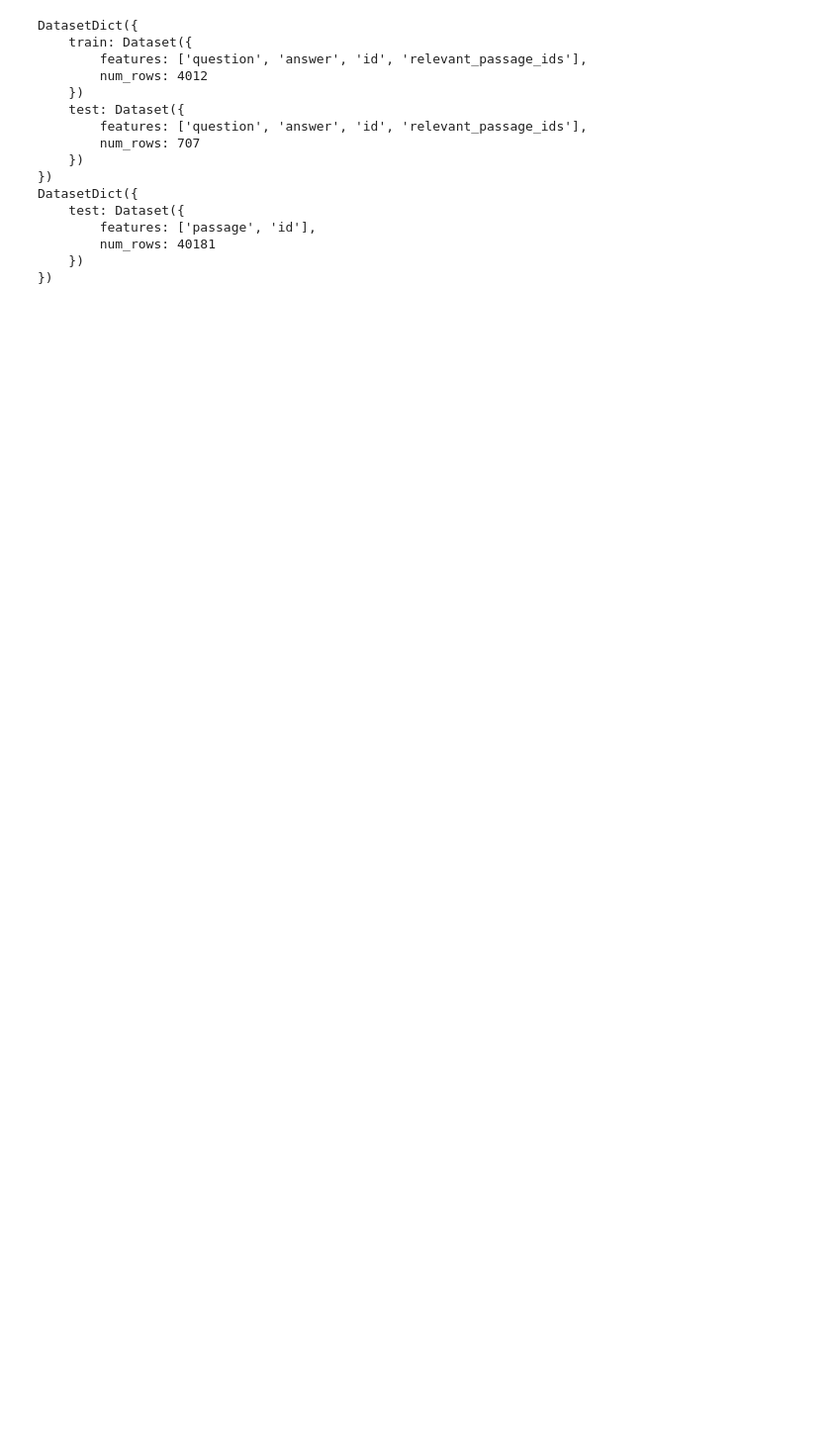
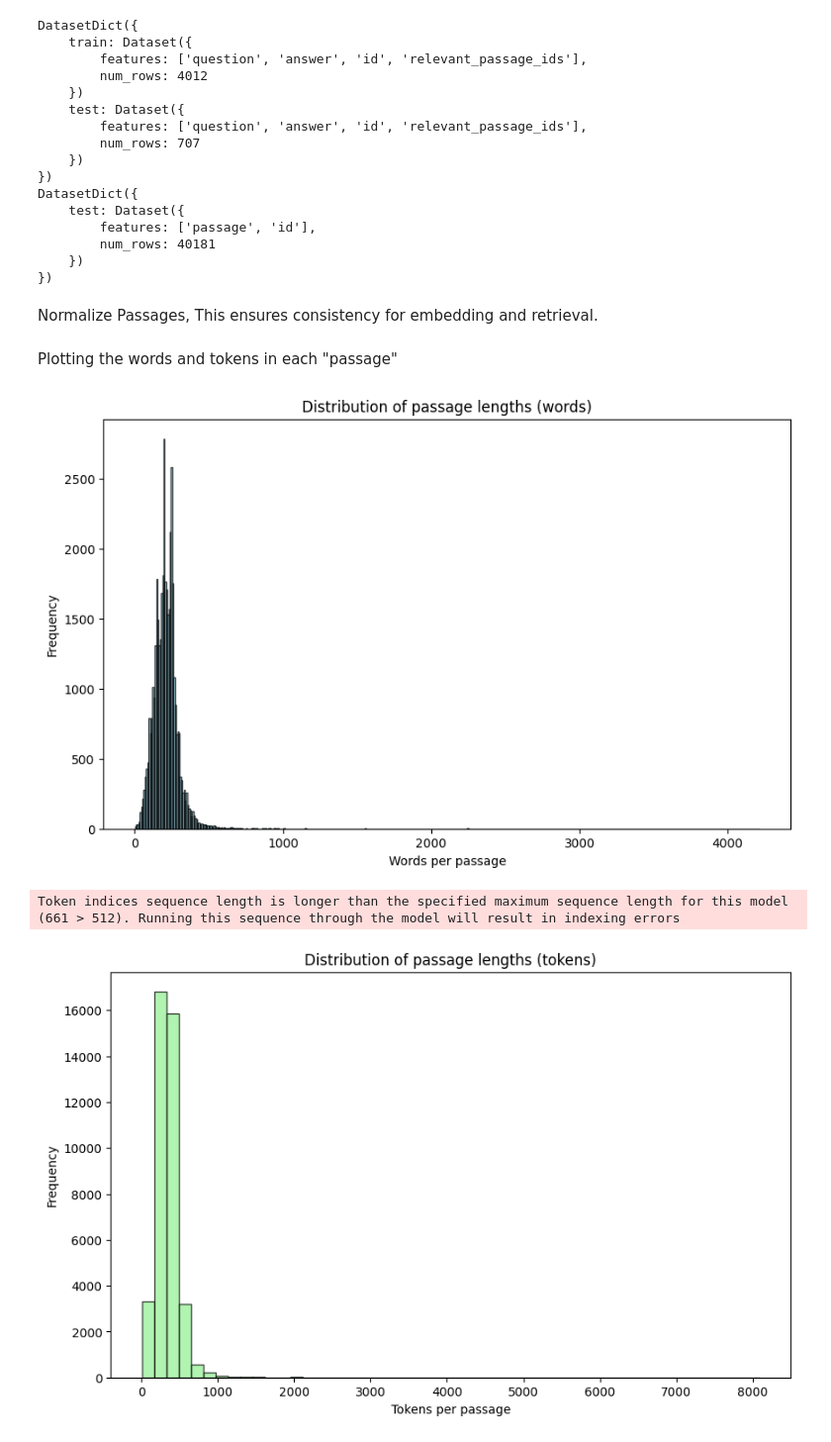
Before and after one commit to itsArnavPrasad/vector-docs-rag, a Jupyter notebook: backend/rag.ipynb, the cells around one changed output. Shown at 99% size. Saved outputs shown, nothing was run; the diff lists cells and outputs as text; code cells hidden in the pictures; blank space fills up the shorter version.

```diff
--- a/backend/rag.ipynb
+++ b/backend/rag.ipynb
@@ -25,3 +27,45 @@ DatasetDict({
         num_rows: 40181
     })
 })
+# %% [markdown]
+Normalize Passages, This ensures consistency for embedding and retrieval.
+# %%
+import re
+
+def normalize_text(text):
+    text = text.lower()
+    text = re.sub(r'\s+', ' ', text).strip()
+    return text
+
+corpus = corpus.map(lambda x: {"passage": normalize_text(x["passage"])})
+# %% [markdown]
+Plotting the words and tokens in each "passage"
+# %%
+import matplotlib.pyplot as plt
+
+# count words in each passage
+word_counts = [len(p.split()) for p in corpus["test"]["passage"]]
+
+plt.figure(figsize=(10,6))
+plt.hist(word_counts, bins=500, alpha=0.7, color="skyblue", edgecolor="black")
+plt.xlabel("Words per passage")
+plt.ylabel("Frequency")
+plt.title("Distribution of passage lengths (words)")
+plt.show()
+
+
+# count tokens in each passage using a tokenizer
+from transformers import AutoTokenizer
+tokenizer = AutoTokenizer.from_pretrained("sentence-transformers/all-MiniLM-L6-v2")
+token_counts = [len(tokenizer.encode(p, add_special_tokens=False)) for p in corpus["test"]["passage"]]
+
+plt.figure(figsize=(10,6))
+plt.hist(token_counts, bins=50, alpha=0.7, color="lightgreen", edgecolor="black")
+plt.xlabel("Tokens per passage")
+plt.ylabel("Frequency")
+plt.title("Distribution of passage lengths (tokens)")
+plt.show()
+# %% [output]
+[figure, added]
+Token indices sequence length is longer than the specified maximum sequence length for this model (661 > 512). Running this sequence through the model will result in indexing errors
+[figure, added]
```
Also changed, not shown: parts of 21 cells of this notebook.
